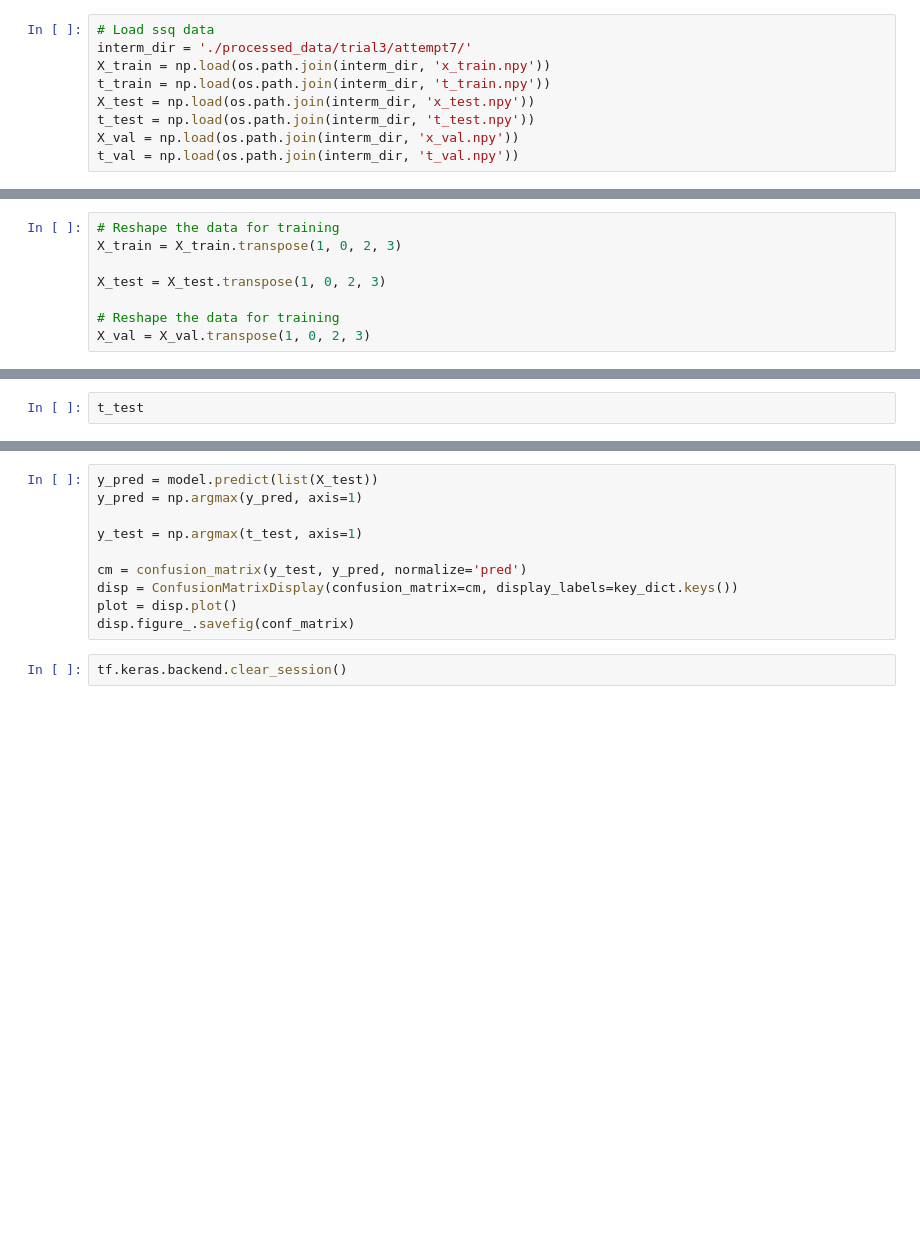
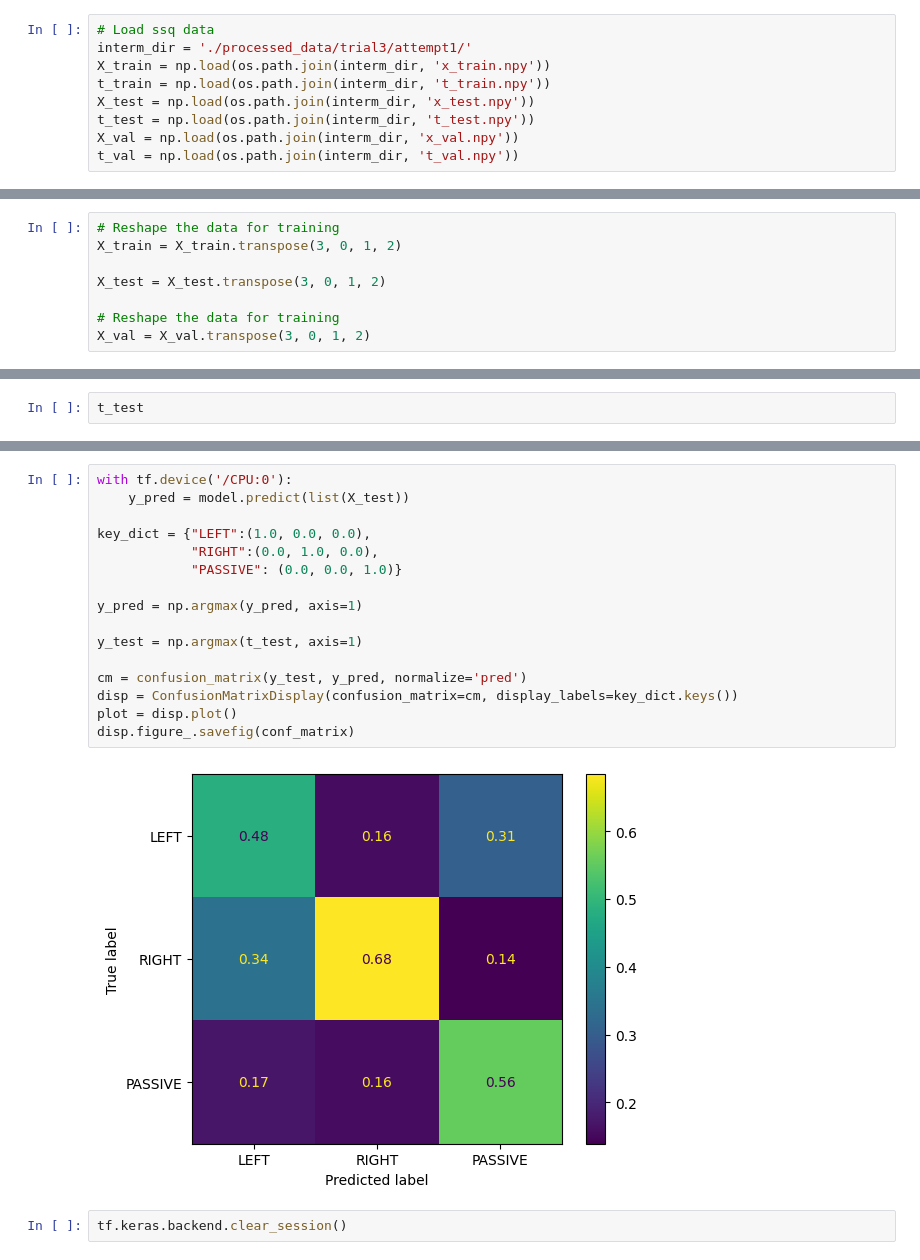
Before and after one commit to Riddy21/EEG_Model_Training, a Jupyter notebook: EEG_Binary_Classification_CNN-RNN_Trial-3-Copy1.ipynb, the cells around one changed output, grey strips where cells are left out. Cells and saved outputs as stored; diff of their text form; blank space fills up the shorter version.

```diff
--- a/EEG_Binary_Classification_CNN-RNN_Trial-3-Copy1.ipynb
+++ b/EEG_Binary_Classification_CNN-RNN_Trial-3-Copy1.ipynb
@@ -305,7 +305,7 @@ np.save(os.path.join(interm_dir, 't_val.npy'), t_val)
 ## *Shortcut: Load Preprocessed Saved Data*
 # %%
 # Load ssq data
-interm_dir = './processed_data/trial3/attempt7/'
+interm_dir = './processed_data/trial3/attempt1/'
 X_train = np.load(os.path.join(interm_dir, 'x_train.npy'))
 t_train = np.load(os.path.join(interm_dir, 't_train.npy'))
 X_test = np.load(os.path.join(interm_dir, 'x_test.npy'))
@@ -329,11 +335,11 @@ X_train = to_categorical(X_train, 3)
 # %%
 # Reshape the data for training
-X_train = X_train.transpose(1, 0, 2, 3)
+X_train = X_train.transpose(3, 0, 1, 2)
 
-X_test = X_test.transpose(1, 0, 2, 3)
+X_test = X_test.transpose(3, 0, 1, 2)
 
 # Reshape the data for training
-X_val = X_val.transpose(1, 0, 2, 3)
+X_val = X_val.transpose(3, 0, 1, 2)
 # %%
 X_train.shape
 # %% [output]
@@ -487,12 +525,20 @@ plt.savefig(accuracy_graph)
 # %%
-y_pred = model.predict(list(X_test))
+with tf.device('/CPU:0'):
+    y_pred = model.predict(list(X_test))
+
+key_dict = {"LEFT":(1.0, 0.0, 0.0),
+            "RIGHT":(0.0, 1.0, 0.0),
+            "PASSIVE": (0.0, 0.0, 1.0)}
+
 y_pred = np.argmax(y_pred, axis=1)
 
 y_test = np.argmax(t_test, axis=1)
 
 cm = confusion_matrix(y_test, y_pred, normalize='pred')
 disp = ConfusionMatrixDisplay(confusion_matrix=cm, display_labels=key_dict.keys())
 plot = disp.plot()
 disp.figure_.savefig(conf_matrix)
+# %% [output]
+[figure, added]
 # %%
 tf.keras.backend.clear_session()
```
Also changed, not shown: parts of 9 cells of this notebook, 4 other files.
